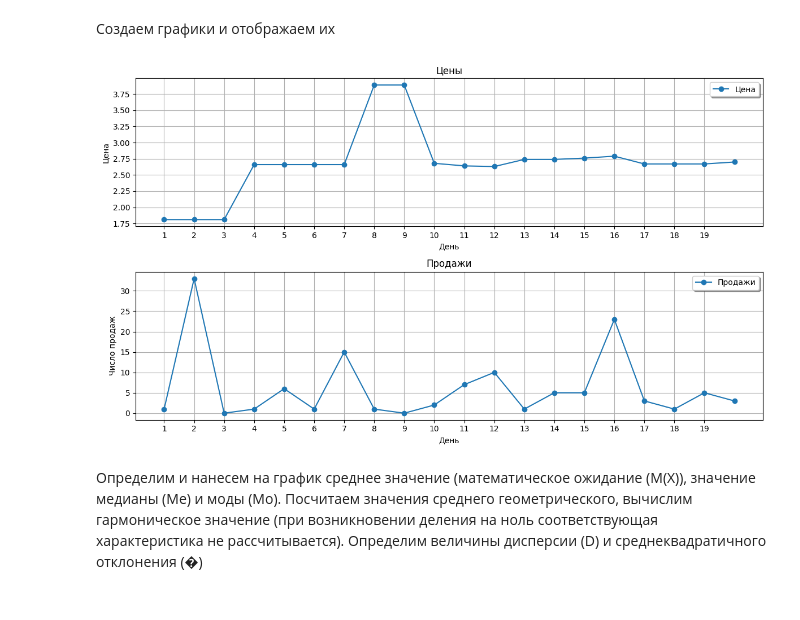
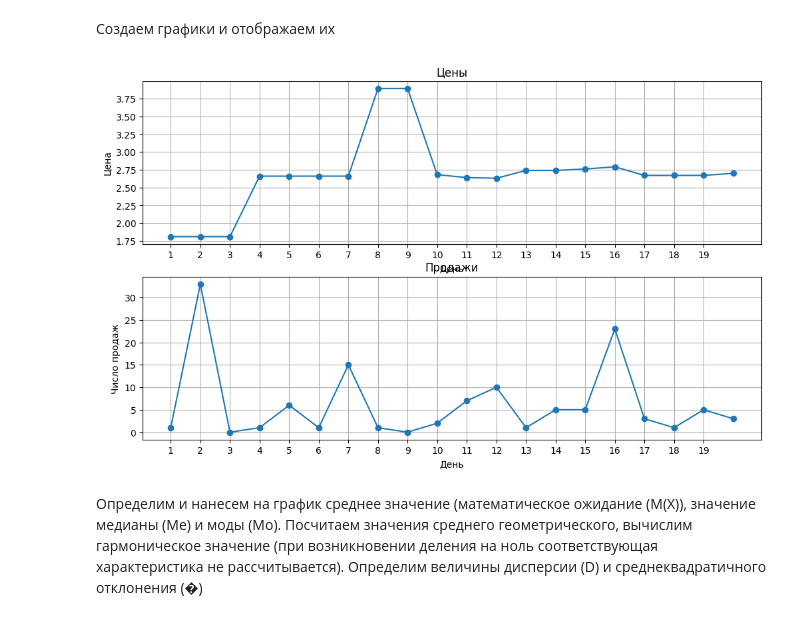
Before and after one commit to BVyaches/MLPerm, a Jupyter notebook: MathAnalysis.ipynb, the cells around one changed output. Drawn from its saved outputs; the diff is of its cells as text; code cells hidden in the pictures.

```diff
--- a/MathAnalysis.ipynb
+++ b/MathAnalysis.ipynb
@@ -3,49 +3,48 @@
 # %%
 import csv
 import matplotlib.pyplot as plt
 import numpy as np
+from math import sqrt
 
 # Example: Line Chart
 with open("DataSet.csv", newline='\n') as fp:
     reader = csv.reader(fp, delimiter=';', )
     data = [row for row in reader]
     title = data[0]
     data = data[1:]
+
 dates = [i for i in range(1, 21)]
 prices = [float(row[1].replace(',', '.')) for row in data]
-sells = [float(row[2].replace(',', '.')) for row in data]
-
+sales = [float(row[2].replace(',', '.')) for row in data]
 
 fig, ax = plt.subplots(2, 1, figsize=(12, 7))
+
 price_plot = ax[0]
 price_plot.plot(dates, prices, marker='o', label='Цена')
 
 price_plot.set_xlabel(title[0])
 price_plot.set_ylabel(title[1])
 price_plot.set_title('Цены')
 price_plot.set_xticks(np.arange(min(dates), max(dates), 1))
 
 price_plot.locator_params('y', nbins=len(set(prices)))
-price_plot.legend(fontsize=10, shadow=True)
+
 ax[0] = price_plot
 price_plot.grid()
 
+sales_plot = ax[1]
+sales_plot.plot(dates, sales, marker='o', label='Продажи')
 
-sells_plot = ax[1]
-sells_plot.plot(dates, sells, marker='o', label='Продажи')
+sales_plot.set_xlabel(title[0])
+sales_plot.set_ylabel(title[2])
+sales_plot.set_title('Продажи')
+sales_plot.set_xticks(np.arange(min(dates), max(dates), 1))
 
-sells_plot.set_xlabel(title[0])
-sells_plot.set_ylabel(title[2])
-sells_plot.set_title('Продажи')
-sells_plot.set_xticks(np.arange(min(dates), max(dates), 1))
-
-sells_plot.locator_params('y', nbins=len(set(prices)))
-sells_plot.legend(fontsize=10, shadow=True)
-ax[1] = sells_plot
-sells_plot.grid()
-fig.tight_layout()
+ax[1] = sales_plot
+sales_plot.grid()
+plt.show()
 # %% [output]
-[figure, old version]
+[figure, new version]
 # %% [markdown]
 Определим и нанесем на график среднее значение (математическое ожидание (М(Х)), значение медианы (Ме) и моды (Мо). Посчитаем значения среднего геометрического, вычислим гармоническое
 значение (при возникновении деления на ноль соответствующая характеристика не рассчитывается).
```
Also changed, not shown: parts of 6 cells of this notebook, 1 other file.
